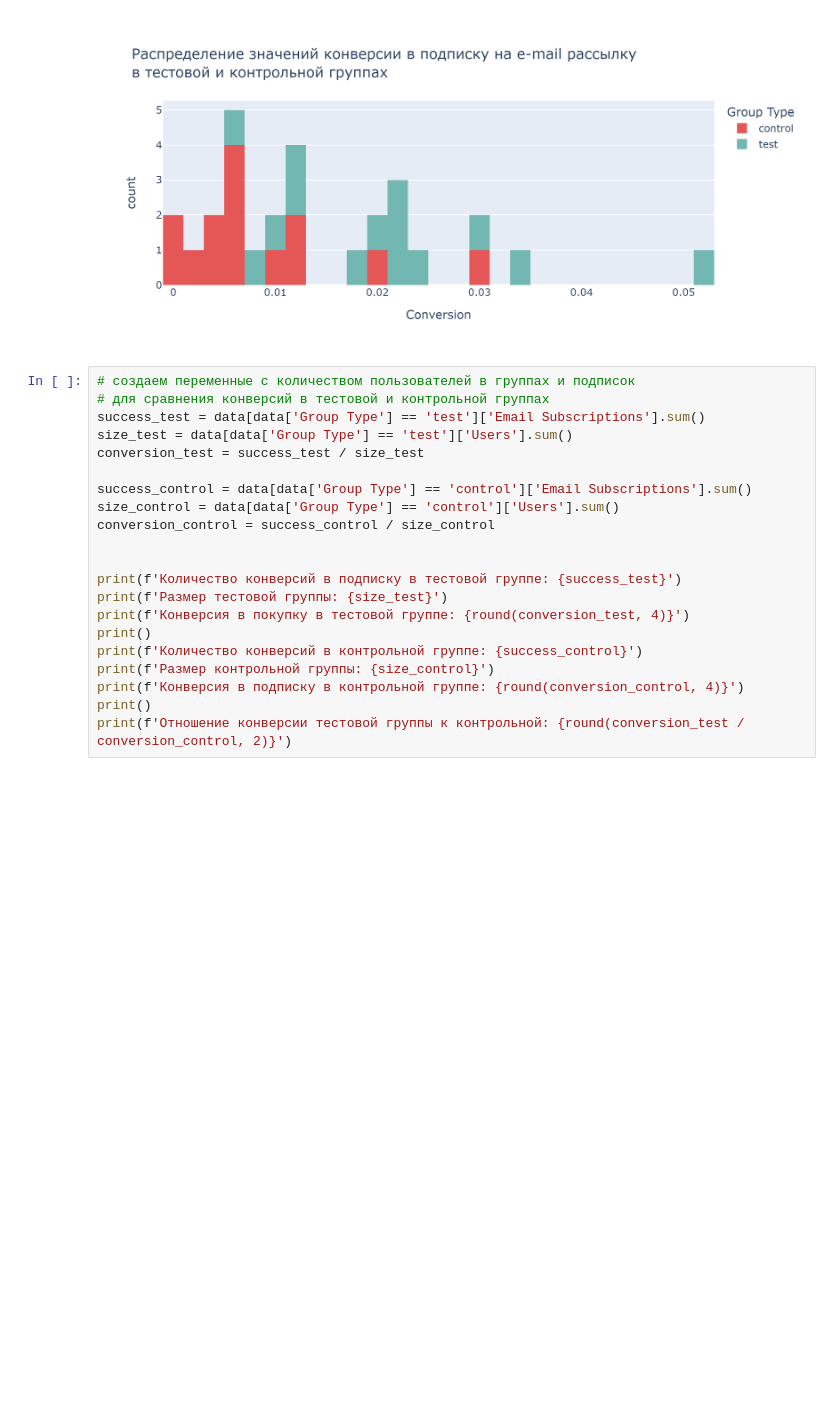
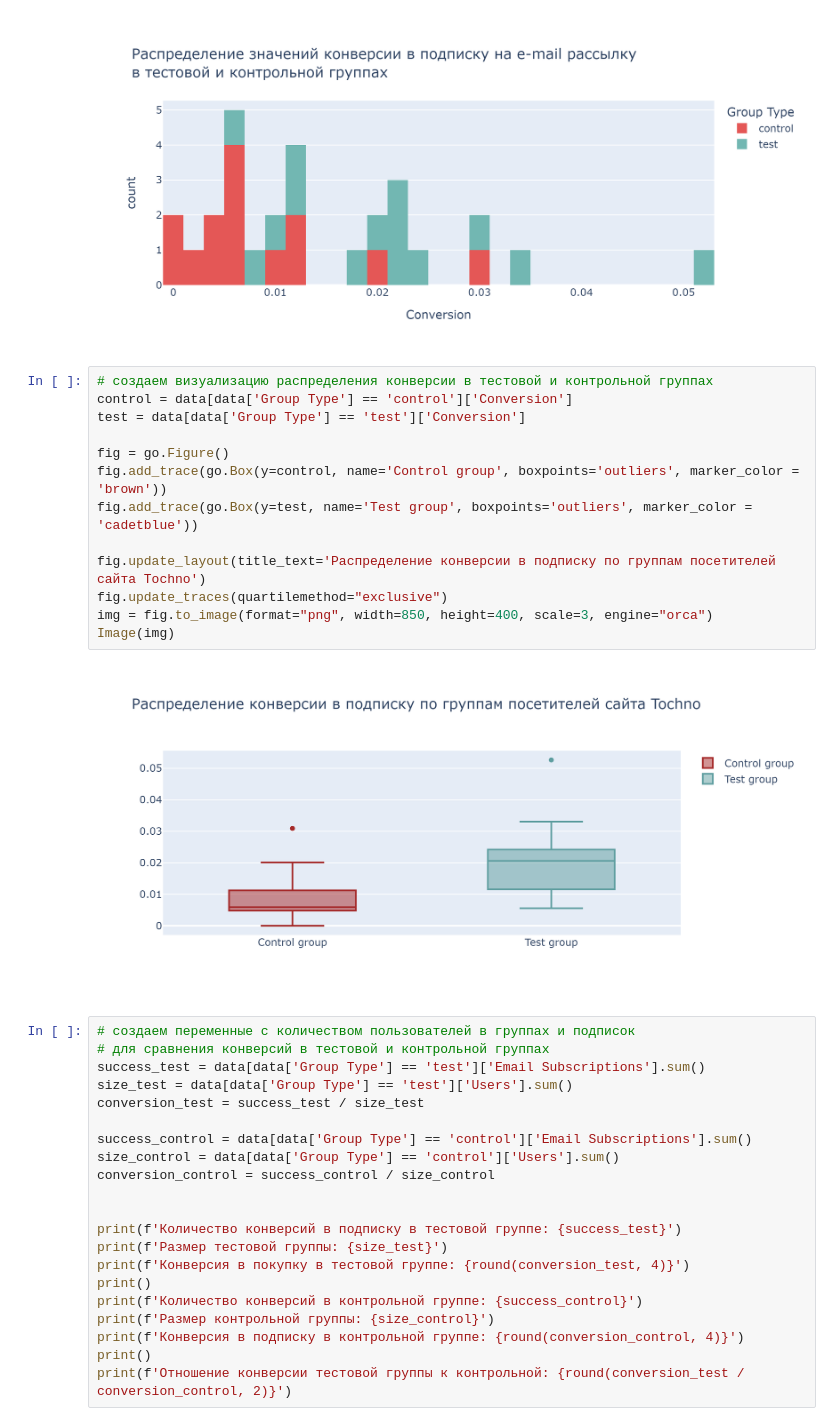
Before and after one commit to mikhaylovskaya-karina/Project-6-AB_test_tesults_analysis_Python, a Jupyter notebook: Project_6_AB_test_results_analysis_Python_KM.ipynb, the cells around one changed output. Drawn from its saved outputs; the diff is of its cells as text; blank space fills up the shorter version.

```diff
--- a/Project_6_AB_test_results_analysis_Python_KM.ipynb
+++ b/Project_6_AB_test_results_analysis_Python_KM.ipynb
@@ -41,6 +42,21 @@ img = fig.to_image(format="png", width=850, height=400, scale=3, engine="orca")
 Image(img)
 # %% [output]
 [figure]
+# %%
+# создаем визуализацию распределения конверсии в тестовой и контрольной группах
+control = data[data['Group Type'] == 'control']['Conversion']
+test = data[data['Group Type'] == 'test']['Conversion']
+
+fig = go.Figure()
+fig.add_trace(go.Box(y=control, name='Control group', boxpoints='outliers', marker_color = 'brown'))
+fig.add_trace(go.Box(y=test, name='Test group', boxpoints='outliers', marker_color = 'cadetblue'))
+
+fig.update_layout(title_text='Распределение конверсии в подписку по группам посетителей сайта Tochno')
+fig.update_traces(quartilemethod="exclusive")
+img = fig.to_image(format="png", width=850, height=400, scale=3, engine="orca")
+Image(img)
+# %% [output]
+[figure, added]
 # %%
 # создаем переменные с количеством пользователей в группах и подписок
 # для сравнения конверсий в тестовой и контрольной группах
```
Also changed, not shown: parts of 2 cells of this notebook.
